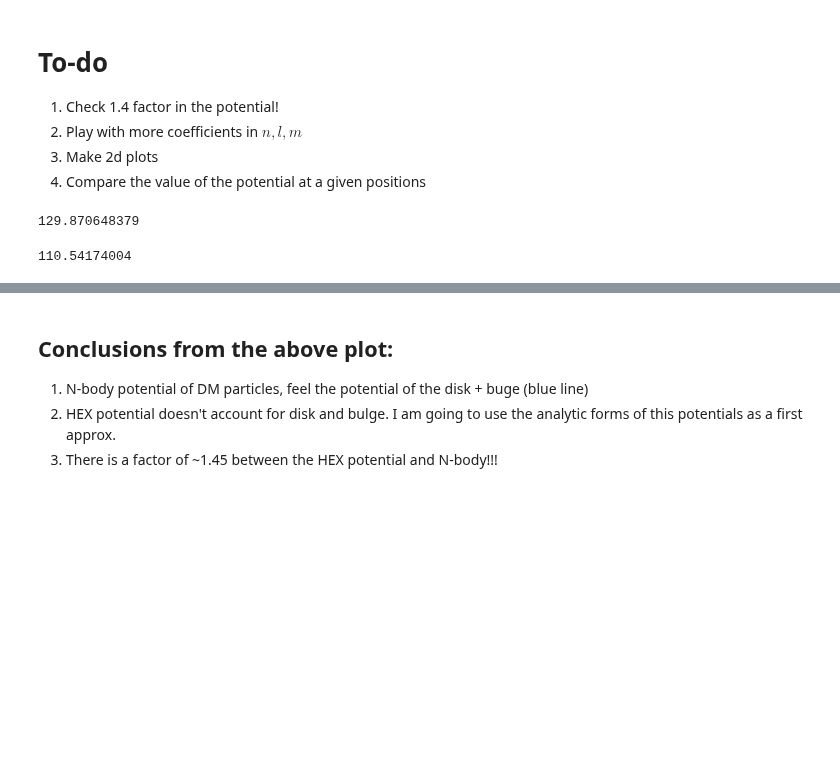
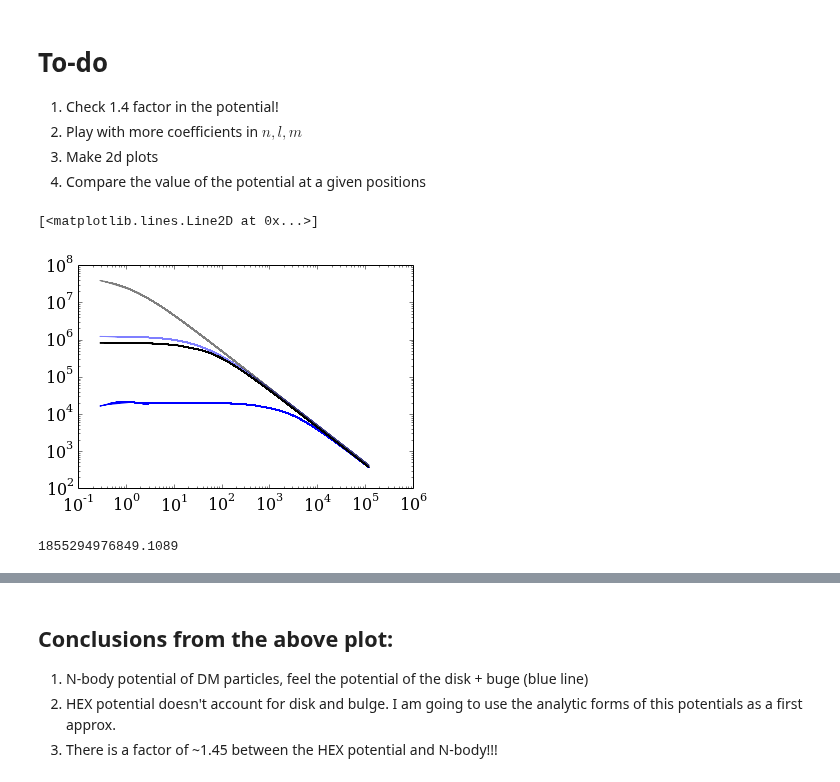
Before and after one commit to jngaravitoc/LMC-MW, a Jupyter notebook: code/SCF/MW_biff.ipynb, the cells around one changed output, grey strips where cells are left out. Drawn from its saved outputs; the diff is of its cells as text; code cells hidden in the pictures; blank space fills up the shorter version.

```diff
--- a/code/SCF/MW_biff.ipynb
+++ b/code/SCF/MW_biff.ipynb
@@ -34,12 +40,13 @@ pot_factor = G_c/43007.1*1E10
 # %%
 # Simulated data:
 #../../data/MW_models/pm/MWN2vir_001.hdf5
-MW = readsnap('../../data/MW_models/triaxial/spherical_002.hdf5', 'pos', 'dm')*h
-MW_mass = readsnap('../../data/MW_models/triaxial/spherical_002.hdf5', 'mass', 'dm')*h
+MW_pos = readsnap('../../data/MW_models/triaxial/spherical_002.hdf5', 'pos', 'dm')
+MW_vel = readsnap('../../data/MW_models/triaxial/spherical_002.hdf5', 'vel', 'dm')
+MW_mass = readsnap('../../data/MW_models/triaxial/spherical_002.hdf5', 'mass', 'dm')
 #MW_disk = readsnap('../../data/MW_models/triaxial/spherical_002.hdf5', 'pos', 'disk')
 #MW_bulge = readsnap('../../data/MW_models/triaxial/spherical_002.hdf5', 'pos', 'bulge')
 #MWf_bulge = readsnap('../../data/LMCMW/MWmLMC6/H1/MWfLMC6H1_130.hdf5', 'pos', 'bulge')
-MW_pot = readsnap('../../data/MW_models/triaxial/spherical_002.hdf5', 'pot', 'dm')*h
+MW_pot = readsnap('../../data/MW_models/triaxial/spherical_002.hdf5', 'pot', 'dm')
 
 #MW_sph_pot = readsnap('../../data/MW_models/triaxial/spherical_002.hdf5', 'pot', 'dm')
 #MW_sph_pos = readsnap('../../data/MW_models/triaxial/spherical_002.hdf5', 'pos', 'dm')
@@ -45,0 +55,4 @@ MW_pot = readsnap('../../data/MW_models/triaxial/spherical_002.hdf5', 'pot', 'dm
+# %%
+S_test, T_test = biff.compute_coeffs_discrete(MW_pos.astype(np.float64), (np.ones(len(MW_pos))).astype(np.float64), 15, 0, r_s=1)
+pot_test = biff.potential(MW_pos.astype(np.float64), S_test, T_test, G=100, M=1, r_s=40.85)
+pot_test2 = biff.potential(MW_pos.astype(np.float64), S_test, T_test, G=100, M=1, r_s=1)
@@ -46,29 +61,20 @@ MW_pot = readsnap('../../data/MW_models/triaxial/spherical_002.hdf5', 'pot', 'dm
+# %%
+pot_test_teo = pot_hernquist(40.85,np.sqrt(MW_pos[:,0]**2.0 + MW_pos[:,1]**2.0 + MW_pos[:,2]**2), len(MW_pos), 100)
+pot_test_teo2 = pot_hernquist(1,np.sqrt(MW_pos[:,0]**2.0 + MW_pos[:,1]**2.0 + MW_pos[:,2]**2), len(MW_pos), 100)
 # %%
-# Truncating the halo at 500kpc
-trunc1 = np.where(np.sqrt((MW[:,0])**2.0 + (MW[:,1])**2.0 + (MW[:,2])**2.0)<500)[0]
-#trunc2 = np.where(np.sqrt((MW[:,0])**2.0 + (MW[:,1])**2.0 + (MW[:,2])**2.0)<30)[0]
-#trunc3 = np.where(np.sqrt((MW_sph_pos[:,0])**2.0 + (MW_sph_pos[:,1])**2.0 + (MW_sph_pos[:,2])**2.0)<30)[0]
+plt.loglog(np.sqrt(MW_pos[:,0]**2.0 + MW_pos[:,1]**2.0 + MW_pos[:,2]**2), np.abs(pot_test))
+plt.loglog(np.sqrt(MW_pos[:,0]**2.0 + MW_pos[:,1]**2.0 + MW_pos[:,2]**2), np.abs(pot_test_teo), c='b', alpha=0.5)
+
+plt.loglog(np.sqrt(MW_pos[:,0]**2.0 + MW_pos[:,1]**2.0 + MW_pos[:,2]**2), np.abs(pot_test2), c='k')
+plt.loglog(np.sqrt(MW_pos[:,0]**2.0 + MW_pos[:,1]**2.0 + MW_pos[:,2]**2), np.abs(pot_test_teo2), c='k', alpha=0.5)
+#plt.xlim(1, 1E5)
+# %% [output]
+[<matplotlib.lines.Line2D at 0x...>]
+[figure, added]
 # %%
 Total_Mass = sum(MW_mass)
-print(Total_Mass)
+Total_Mass_t = sum(MW_mass_t)
+
+Total_Mass*1E10
 # %% [output]
-129.870648379
+1855294976849.1089
-# %%
-MW_t = MW[trunc1]
-MW_mass_t = MW_mass[trunc1]
-MW_pot_t = MW_pot[trunc1]
-
-
-MW2_t = MW[trunc2]
-MW2_mass_t = MW_mass[trunc2]
-MW2_pot_t = MW_pot[trunc2]
-
-
-MW2_t = MW[trunc2]
-MW2_mass_t = MW_mass[trunc2]
-MW2_pot_t = MW_pot[trunc2]
-
-Total_Mass_t = sum(MW_mass_t)
-print(Total_Mass_t)
-# %% [output]
-110.54174004
```
Also changed, not shown: parts of 34 cells of this notebook.
